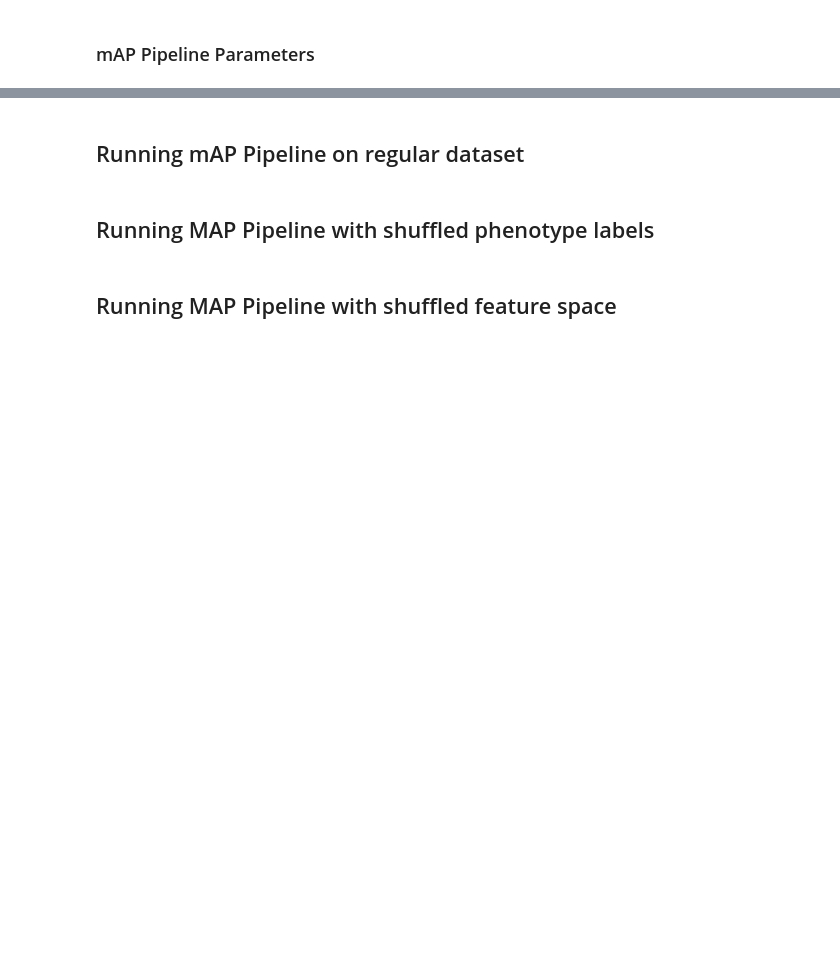
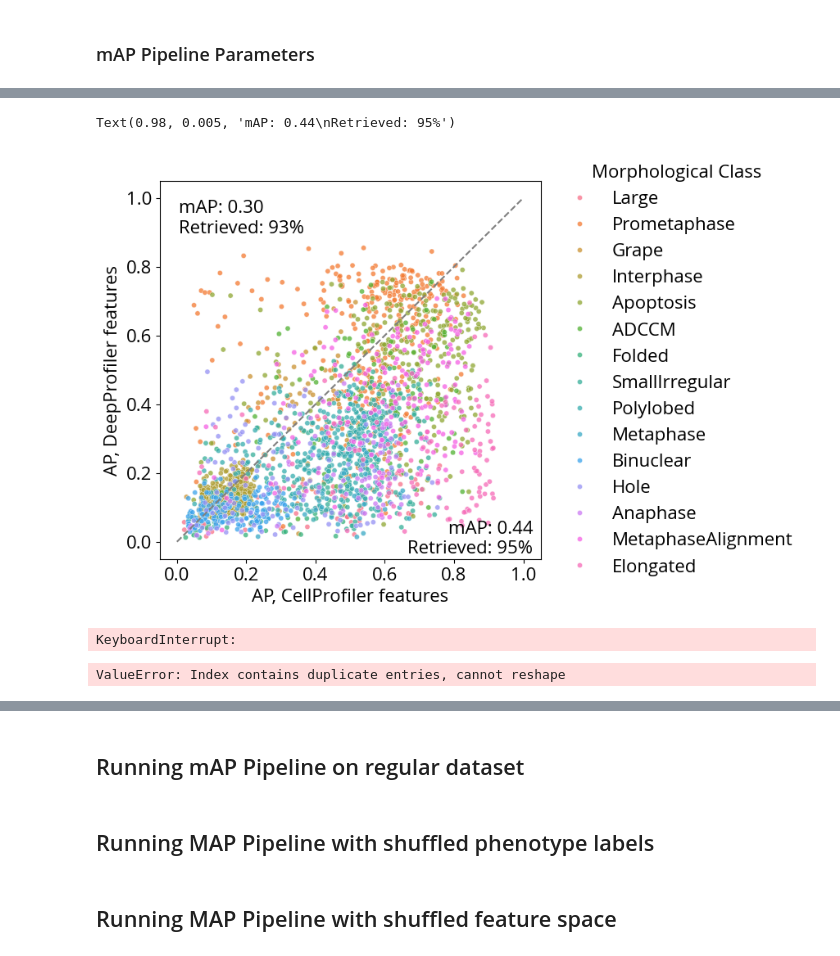
Before and after one commit to alxndrkalinin/Mitocheck-MAP-analysis, a Jupyter notebook: notebooks/mitocheck-map-analysis.ipynb, the cells around one changed output, grey strips where cells are left out. Drawn from its saved outputs; the diff is of its cells as text; code cells hidden in the pictures; blank space fills up the shorter version.

```diff
--- a/notebooks/mitocheck-map-analysis.ipynb
+++ b/notebooks/mitocheck-map-analysis.ipynb
@@ -219,0 +603,3 @@ n_resamples = 10
+# %%
+ap_results["-log10(AP p-value)"] = -np.log10(ap_results["p_value"])
+ap_results.reset_index(drop=True, inplace=True)
@@ -219,0 +655,8 @@ n_resamples = 10
+# %%
+ap_results_pivot = pd.DataFrame([
+    ap_results.query("features == 'cp'")["Mitocheck_Phenotypic_Class"].reset_index(drop=True),
+    ap_results.query("features == 'cp'")["average_precision"].reset_index(drop=True),
+    ap_results.query("features == 'dp'")["average_precision"].reset_index(drop=True),
+], index=["Mitocheck_Phenotypic_Class", "cp", "dp"]).T
+
+ap_results_pivot
@@ -219,0 +698,7 @@ n_resamples = 10
+# %%
+ap_results_pivot_focus = ap_results_pivot.query("Mitocheck_Phenotypic_Class != 'OutOfFocus'")
+ap_results_pivot_focus.rename(columns={
+    "cp": "AP, CellProfiler features",
+    "dp": "AP, DeepProfiler features",
+    "Mitocheck_Phenotypic_Class": "Morphological Class"
+    }, inplace=True)
@@ -219,0 +736,33 @@ n_resamples = 10
+# %%
+fig, ax = plt.subplots(figsize=(6, 6))
+g = sns.scatterplot(
+    ap_results_pivot_focus,
+    x="AP, CellProfiler features",
+    y="AP, DeepProfiler features",
+    hue="Morphological Class", s=20, alpha=0.75, ax=ax)
+
+g.legend(loc='center left', bbox_to_anchor=(1.01, 0.5), ncol=1, title="Morphological Class", frameon=False)
+
+ax.plot([0, 1], [0, 1], color='grey', linestyle='--')
+
+ax.text(0.05, 0.95, f"mAP: {mean_aps['dp']:.2f}\nRetrieved: {retrieved['dp']:.0%}", transform=ax.transAxes, ha='left', va='top')  # Top left
+ax.text(0.98, 0.005, f"mAP: {mean_aps['cp']:.2f}\nRetrieved: {retrieved['cp']:.0%}", transform=ax.transAxes, ha='right', va='bottom')
+# %% [output]
+Text(0.98, 0.005, 'mAP: 0.44\nRetrieved: 95%')
+[figure, added]
+# %%
+fig = plt.figure(figsize=(12, 6))
+sns.boxenplot(
+    data=ap_results.query("Mitocheck_Phenotypic_Class != 'OutOfFocus' and features != 'cp_dp'"),
+    x="Mitocheck_Phenotypic_Class", y="average_precision", hue="features", fill=False, orient='h'
+    )
+# %% [output]
+KeyboardInterrupt:
+# %%
+tech_map_compare = ap_results.query("features != 'cp_dp'").pivot(
+    index="Mitocheck_Phenotypic_Class",
+    columns="features",
+    values="average_precision"
+).reset_index()
+# %% [output]
+ValueError: Index contains duplicate entries, cannot reshape
```
Also changed, not shown: parts of 59 cells of this notebook, 20 other files.
